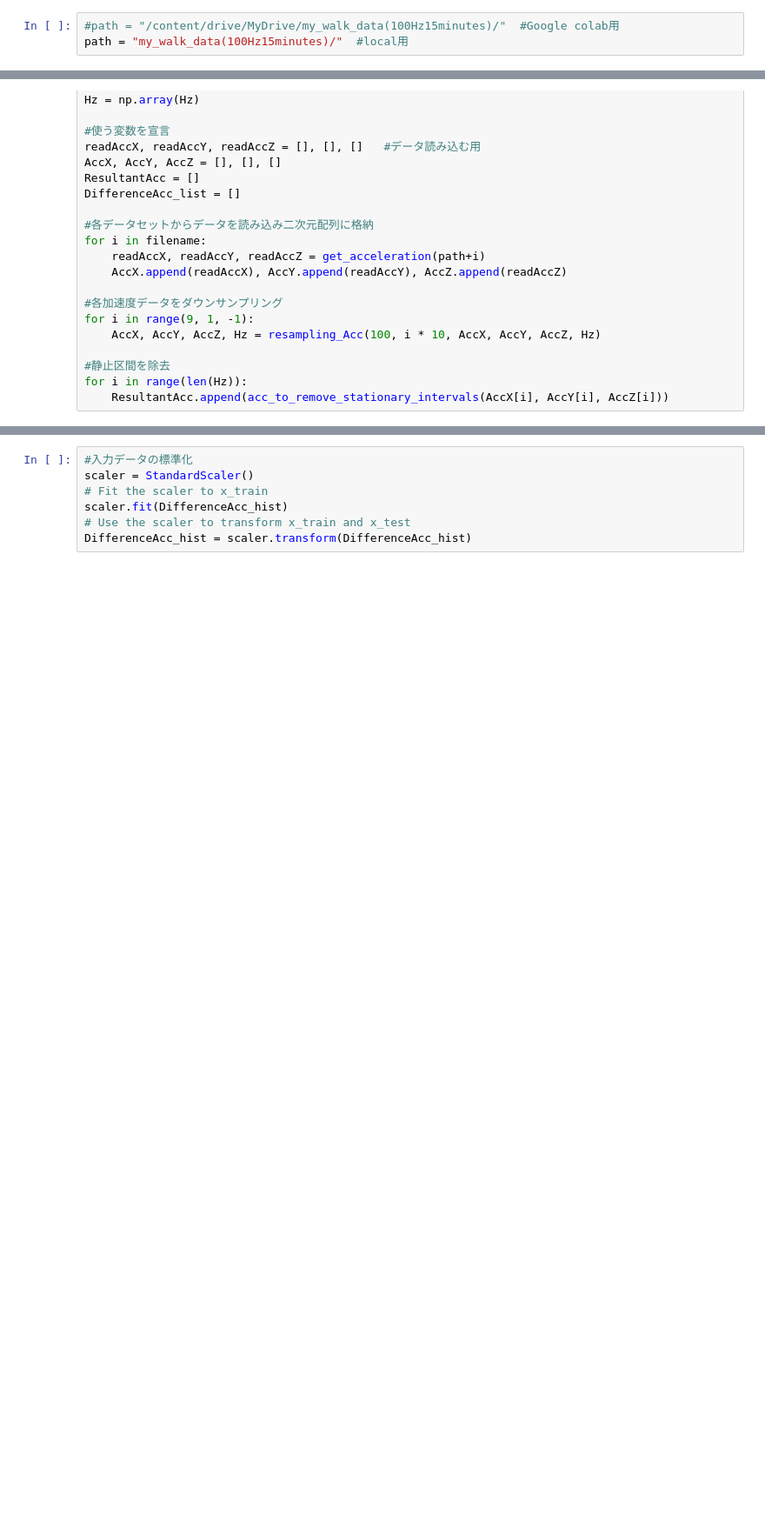
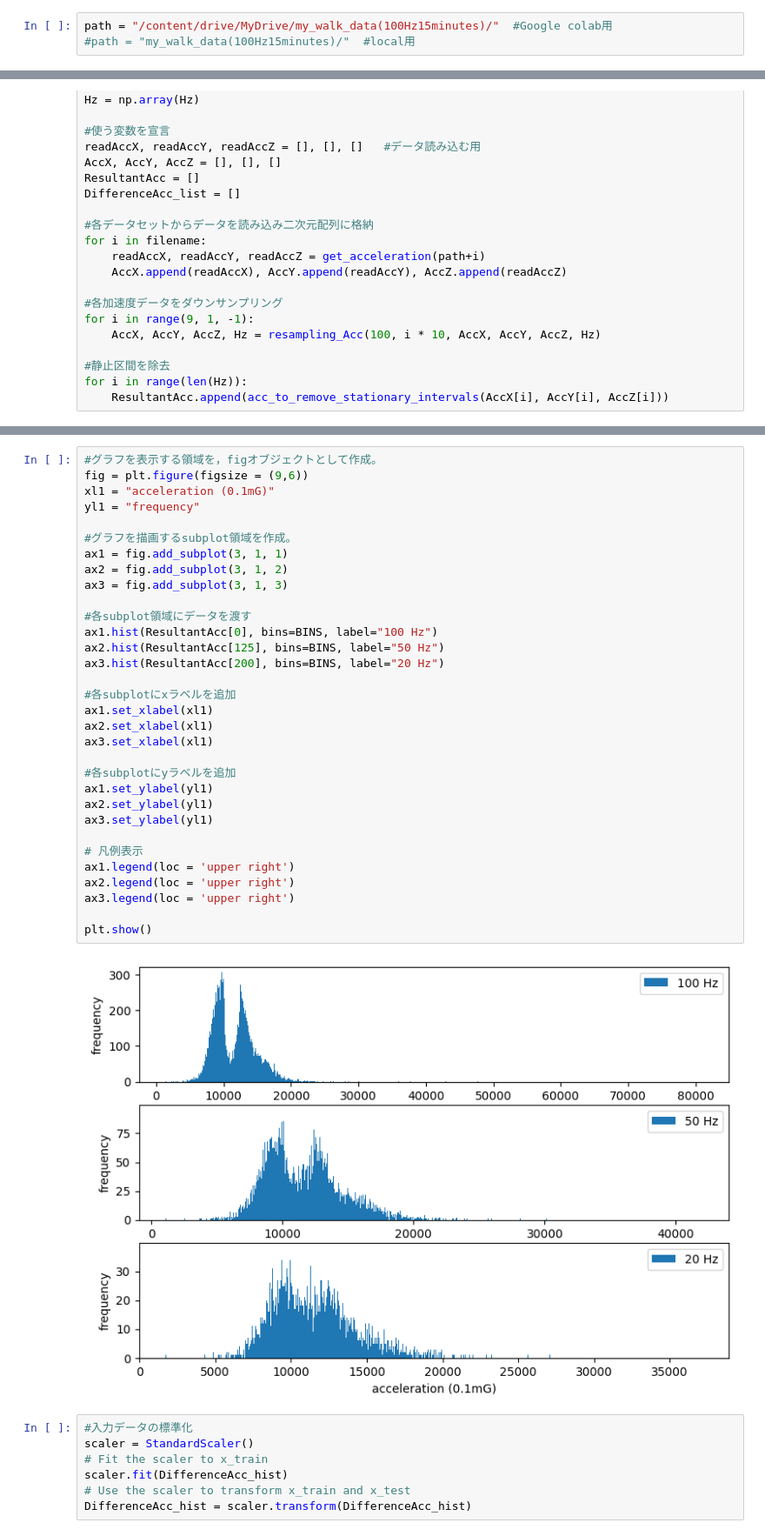
Before and after one commit to hinapyon/Sampling-Frequency-Estimating-of-Human-Activity-Acceleration-Data-using-Transformer-based-Regression, a Jupyter notebook: main.ipynb, the cells around one changed output, grey strips where cells are left out. Shown at 87% size. Drawn from its saved outputs; the diff is of its cells as text; blank space fills up the shorter version.

```diff
--- a/main.ipynb
+++ b/main.ipynb
@@ -329,8 +326,8 @@ def xgboost(path: str):
     y_pred = clf.predict(x_test)
     print("正解率 = ", accuracy_score(y_test, y_pred))
 # %%
-#path = "/content/drive/MyDrive/my_walk_data(100Hz15minutes)/"  #Google colab用
-path = "my_walk_data(100Hz15minutes)/"  #local用
+path = "/content/drive/MyDrive/my_walk_data(100Hz15minutes)/"  #Google colab用
+#path = "my_walk_data(100Hz15minutes)/"  #local用
 # %%
 import tensorflow as tf
 device_name = tf.test.gpu_device_name()
@@ -382,3 +377,37 @@ for i in range(len(DifferenceAcc_list)):
+# %%
+#グラフを表示する領域を，figオブジェクトとして作成。
+fig = plt.figure(figsize = (9,6))
+xl1 = "acceleration (0.1mG)"
+yl1 = "frequency"
+
+#グラフを描画するsubplot領域を作成。
+ax1 = fig.add_subplot(3, 1, 1)
+ax2 = fig.add_subplot(3, 1, 2)
+ax3 = fig.add_subplot(3, 1, 3)
+
+#各subplot領域にデータを渡す
+ax1.hist(ResultantAcc[0], bins=BINS, label="100 Hz")
+ax2.hist(ResultantAcc[125], bins=BINS, label="50 Hz")
+ax3.hist(ResultantAcc[200], bins=BINS, label="20 Hz")
+
+#各subplotにxラベルを追加
+ax1.set_xlabel(xl1)
+ax2.set_xlabel(xl1)
+ax3.set_xlabel(xl1)
+
+#各subplotにyラベルを追加
+ax1.set_ylabel(yl1)
+ax2.set_ylabel(yl1)
+ax3.set_ylabel(yl1)
+
+# 凡例表示
+ax1.legend(loc = 'upper right')
+ax2.legend(loc = 'upper right')
+ax3.legend(loc = 'upper right')
+
+plt.show()
+# %% [output]
+[figure, added]
 # %%
 #入力データの標準化
 scaler = StandardScaler()
```
Also changed, not shown: parts of 15 cells of this notebook.
